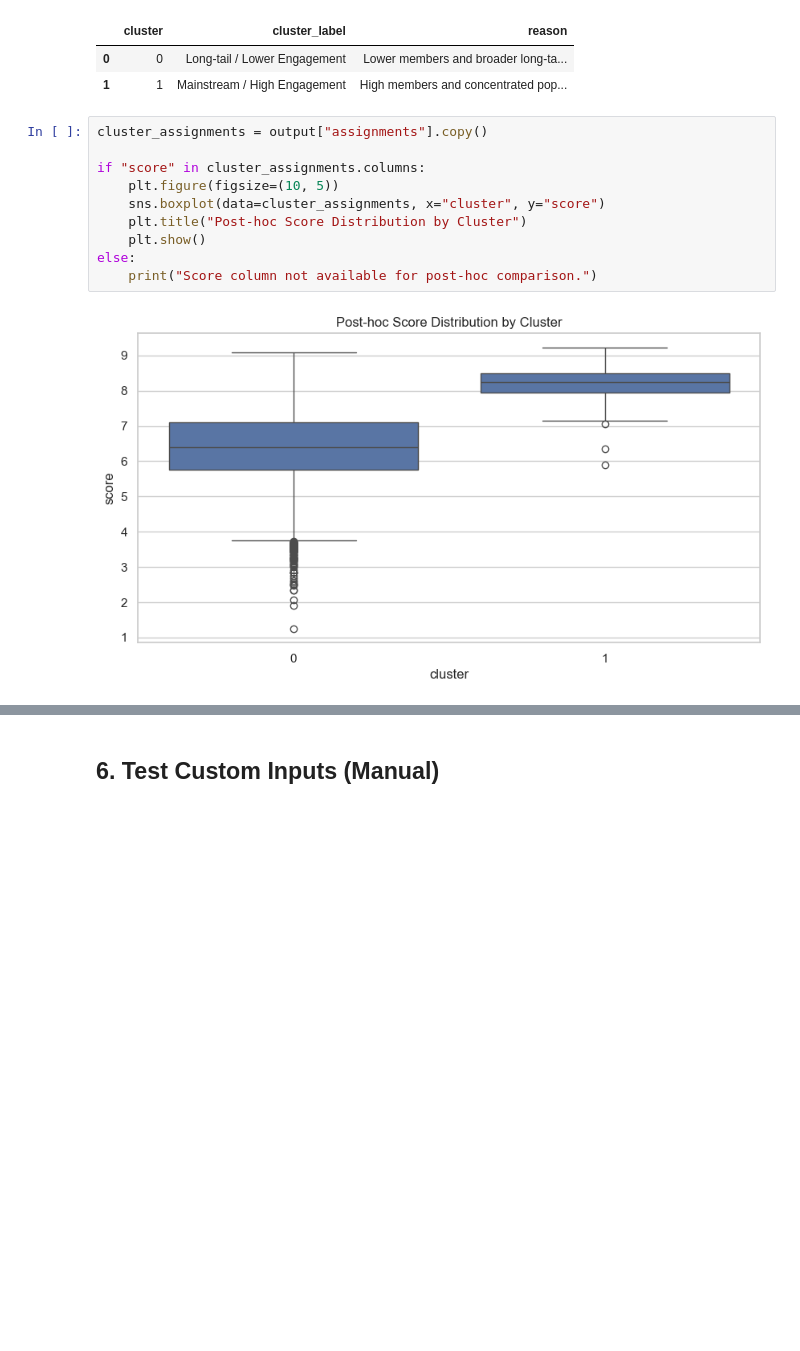
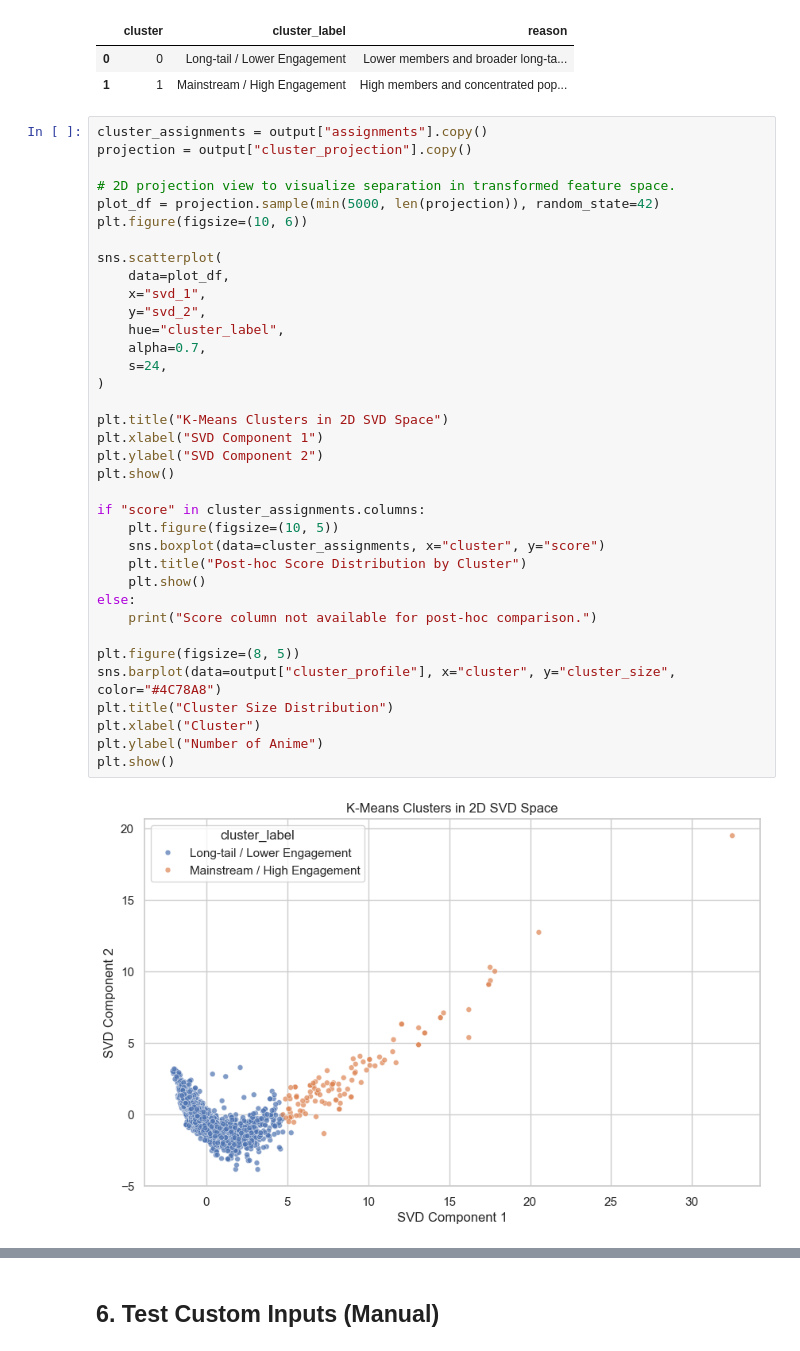
Before and after one commit to yashodalasith/ml-entertainment-rating-analysis, a Jupyter notebook: kmeans_clustering/kmeans_mal.ipynb, the cells around one changed output, grey strips where cells are left out. Drawn from its saved outputs; the diff is of its cells as text; blank space fills up the shorter version.

Commit message:
Tested affect of popularity features and visulized clusters. Refactor code structure for improved readability and maintainability

```diff
--- a/kmeans_clustering/kmeans_mal.ipynb
+++ b/kmeans_clustering/kmeans_mal.ipynb
@@ -158,13 +158,39 @@ display(output["cluster_meanings"])
 | 1 | 1 | Mainstream / High Engagement | High members and concentrated pop... |
 # %%
 cluster_assignments = output["assignments"].copy()
+projection = output["cluster_projection"].copy()
+
+# 2D projection view to visualize separation in transformed feature space.
+plot_df = projection.sample(min(5000, len(projection)), random_state=42)
+plt.figure(figsize=(10, 6))
+
+sns.scatterplot(
+    data=plot_df,
+    x="svd_1",
+    y="svd_2",
+    hue="cluster_label",
+    alpha=0.7,
+    s=24,
+)
+
+plt.title("K-Means Clusters in 2D SVD Space")
+plt.xlabel("SVD Component 1")
+plt.ylabel("SVD Component 2")
+plt.show()
 
 if "score" in cluster_assignments.columns:
     plt.figure(figsize=(10, 5))
     sns.boxplot(data=cluster_assignments, x="cluster", y="score")
     plt.title("Post-hoc Score Distribution by Cluster")
     plt.show()
 else:
     print("Score column not available for post-hoc comparison.")
+
+plt.figure(figsize=(8, 5))
+sns.barplot(data=output["cluster_profile"], x="cluster", y="cluster_size", color="#4C78A8")
+plt.title("Cluster Size Distribution")
+plt.xlabel("Cluster")
+plt.ylabel("Number of Anime")
+plt.show()
 # %% [output]
-[figure, old version]
+[figure, new version]
```
Also changed, not shown: parts of 2 cells of this notebook, 23 other files.
